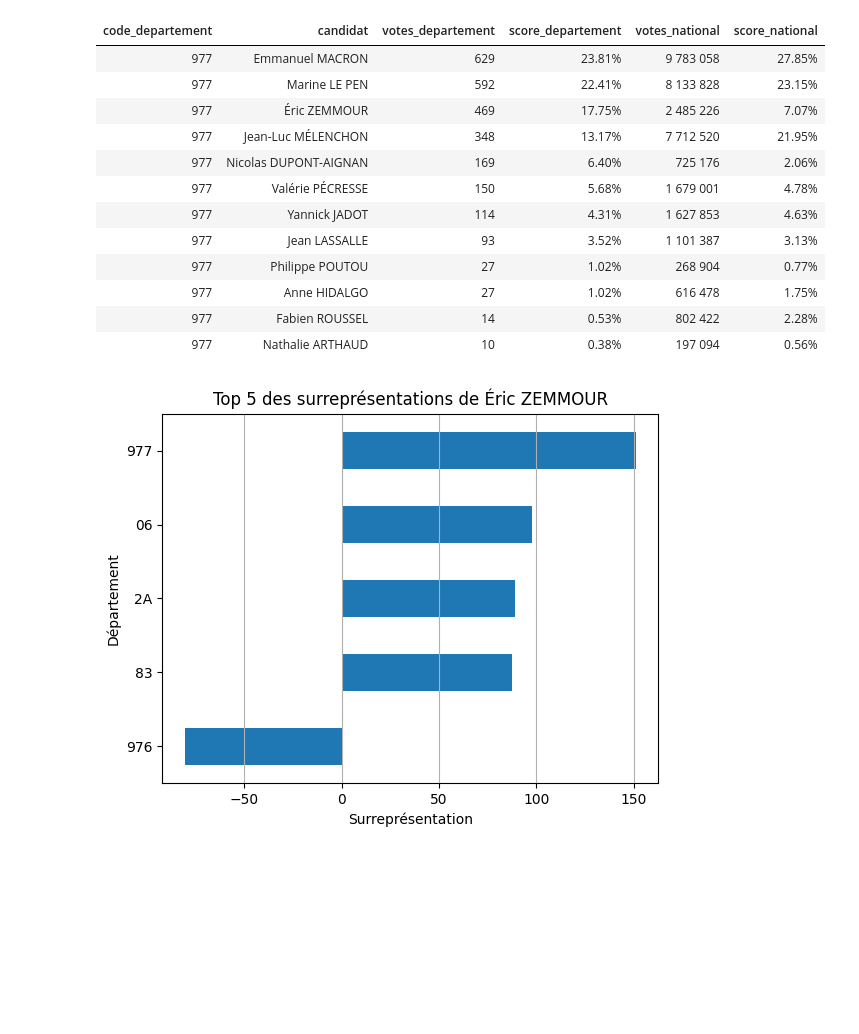
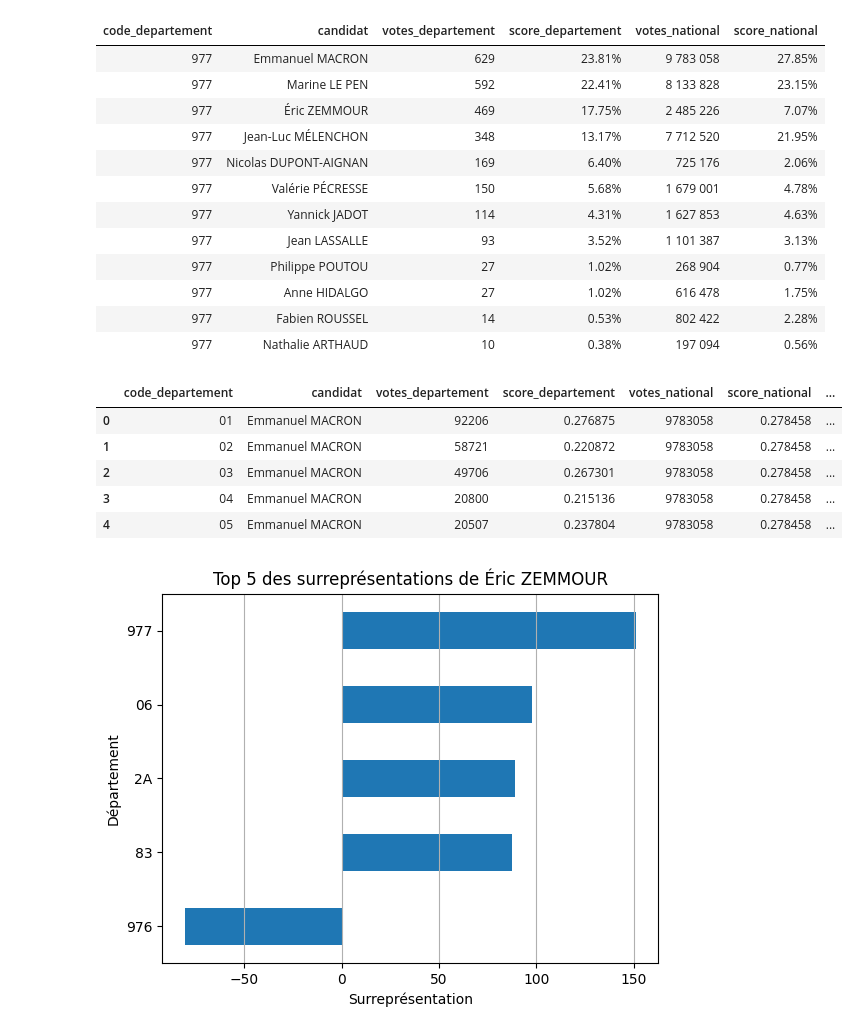
Before and after one commit to Gstrems/DM_python_datascience_2A, a Jupyter notebook: rendu.ipynb, the cells around one changed output. Saved outputs shown, nothing was run; the diff lists cells and outputs as text; code cells hidden in the pictures; blank space fills up the shorter version.

```diff
--- a/rendu.ipynb
+++ b/rendu.ipynb
@@ -135,10 +135,18 @@ score_departements = question_5(score_departements, table_voix)
 # %%
 # Question 6
 
 from code_exo.exo2.Q6 import question_6
 
 question_6(score_departements)
+score_departements.head()
 # La variable surrepresentation est une colonne de score_departements
+# %% [output]
+|  | code_departement | candidat | votes_departement | score_departement | votes_national | score_national | ... |
+| 0 | 01 | Emmanuel MACRON | 92206 | 0.276875 | 9783058 | 0.278458 | ... |
+| 1 | 02 | Emmanuel MACRON | 58721 | 0.220872 | 9783058 | 0.278458 | ... |
+| 2 | 03 | Emmanuel MACRON | 49706 | 0.267301 | 9783058 | 0.278458 | ... |
+| 3 | 04 | Emmanuel MACRON | 20800 | 0.215136 | 9783058 | 0.278458 | ... |
+| 4 | 05 | Emmanuel MACRON | 20507 | 0.237804 | 9783058 | 0.278458 | ... |
 # %%
 # Question 7
 
```
Also changed, not shown: parts of 1 cell of this notebook.
